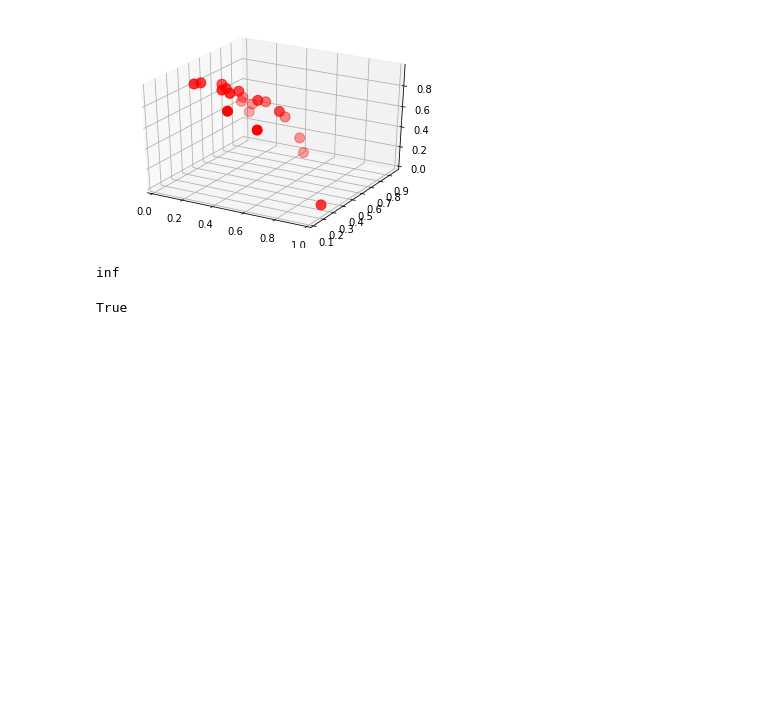
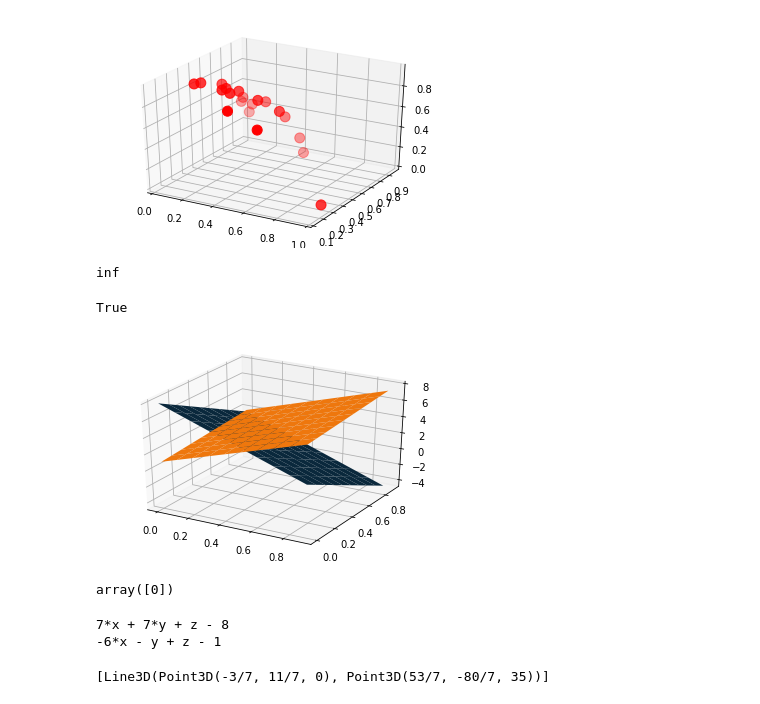
Before and after one commit to BenjaminEngelman/PreferenceElicitationMORL, a Jupyter notebook: explore.ipynb, the cells around one changed output. Drawn from its saved outputs; the diff is of its cells as text; code cells hidden in the pictures; blank space fills up the shorter version.

```diff
--- a/explore.ipynb
+++ b/explore.ipynb
@@ -354,3 +354,75 @@ inf
 np.inf > 3
 # %% [output]
 True
+# %%
+import numpy as np
+import matplotlib.pyplot as plt
+from mpl_toolkits.mplot3d import Axes3D
+
+points1 = [[1, 0, 1],
+           [0, 1, 1],
+           [0, 0, 8]]
+
+points2 = [[1, 0, 7],
+           [0, 1, 2],
+           [0, 0, 1]]
+
+def get_plane_from_points(points):
+
+    p0, p1, p2 = points
+    x0, y0, z0 = p0
+    x1, y1, z1 = p1
+    x2, y2, z2 = p2
+
+    ux, uy, uz = u = [x1-x0, y1-y0, z1-z0]
+    vx, vy, vz = v = [x2-x0, y2-y0, z2-z0]
+
+    u_cross_v = [uy*vz-uz*vy, uz*vx-ux*vz, ux*vy-uy*vx]
+
+    point  = np.array(p0)
+    normal = np.array(u_cross_v)
+
+    d = -point.dot(normal)
+
+    xx, yy = np.meshgrid(np.arange(0, 1, 0.1), np.arange(0, 1, 0.1))
+
+    z = (-normal[0] * xx - normal[1] * yy - d) * 1. / normal[2]
+
+    return xx, yy, z
+
+xx, yy, z = get_plane_from_points(points1)
+xx2, yy2, z2 = get_plane_from_points(points2)
+
+
+# plot the surface
+plt3d = plt.figure().gca(projection='3d')
+plt3d.plot_surface(xx, yy, z)
+plt3d.plot_surface(xx2, yy2, z2)
+
+plt.show()
+# %% [output]
+[figure, added]
+# %%
+np.arange(0, 1, 10)
+# %% [output]
+array([0])
+# %%
+from sympy import Point3D, Plane, Segment3D, Circle, Point
+from sympy.plotting import plot, plot3d, plot3d_parametric_surface, PygletPlot, plot_implicit
+import random
+
+plane_1 = Plane(Point3D(1, 0, 1), Point3D(0, 1, 1), Point3D(0, 0, 8))
+plane_2 = Plane(Point3D(1, 0, 7), Point3D(0, 1, 2), Point3D(0, 0, 1))
+
+print(plane_1.equation())
+print(plane_2.equation())
+
+intersec = plane_1.intersection(plane_2)
+seg = Segment3D(intersec[0].p1, intersec[0].p2)
+# %% [output]
+7*x + 7*y + z - 8
+-6*x - y + z - 1
+# %%
+print(intersec)
+# %% [output]
+[Line3D(Point3D(-3/7, 11/7, 0), Point3D(53/7, -80/7, 35))]
```
Also changed, not shown: parts of 10 cells of this notebook, 12 other files.
